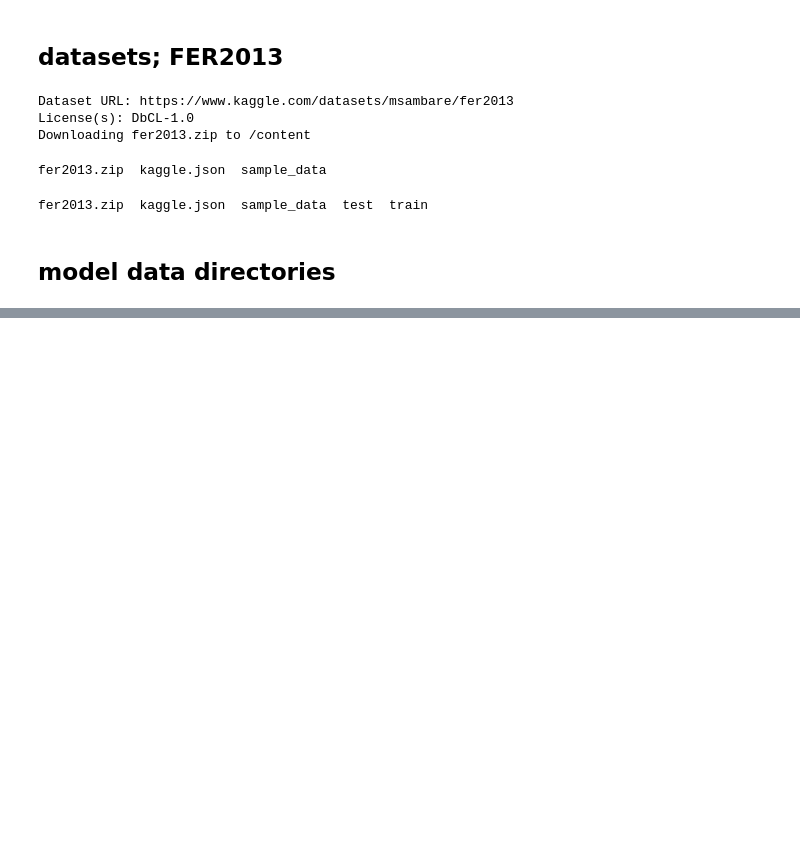
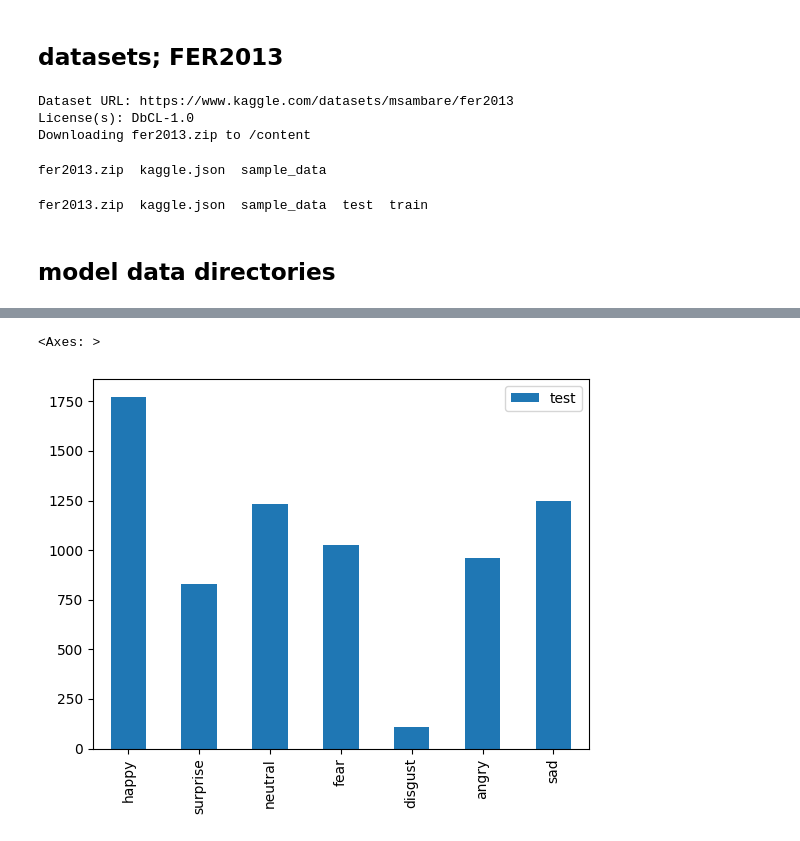
Before and after one commit to kamijoseph/FER2013-Emotion-Detection, a Jupyter notebook: notebooks/emotion_detection.ipynb, the cells around one changed output, grey strips where cells are left out. Drawn from its saved outputs; the diff is of its cells as text; code cells hidden in the pictures; blank space fills up the shorter version.

```diff
--- a/notebooks/emotion_detection.ipynb
+++ b/notebooks/emotion_detection.ipynb
@@ -53,0 +110,4 @@ os.makedirs(project_dir, exist_ok=True)
+# %%
+# test count
+test_count = count_subdirs_files(test_dir, "test")
+print(test_count)
@@ -53,0 +123,5 @@ os.makedirs(project_dir, exist_ok=True)
+# %%
+test_count.transpose().plot(kind="bar")
+# %% [output]
+<Axes: >
+[figure, added]
```
Also changed, not shown: parts of 13 cells of this notebook.
